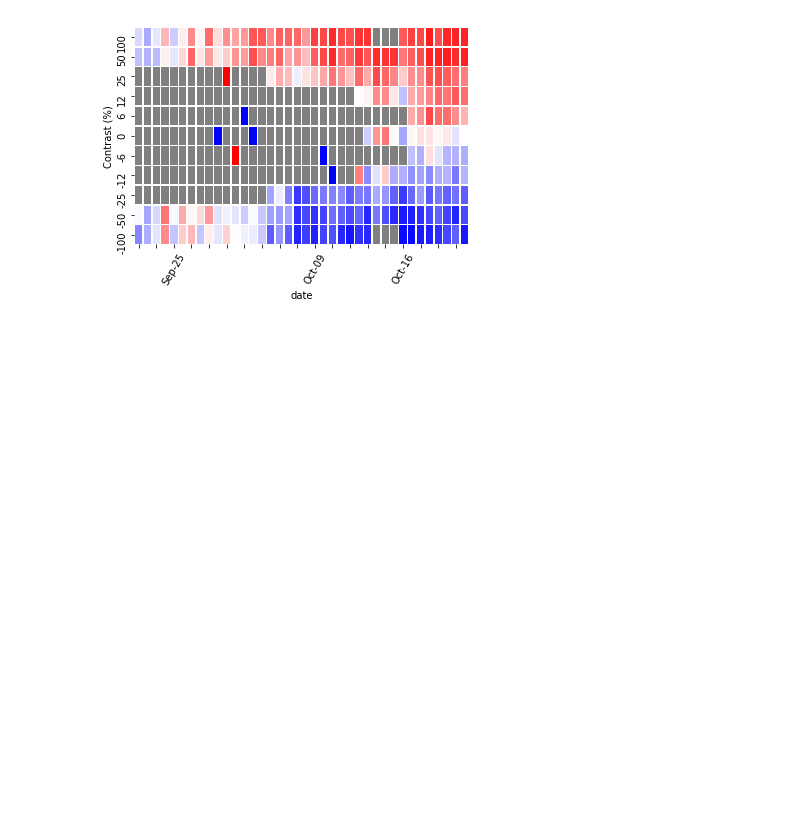
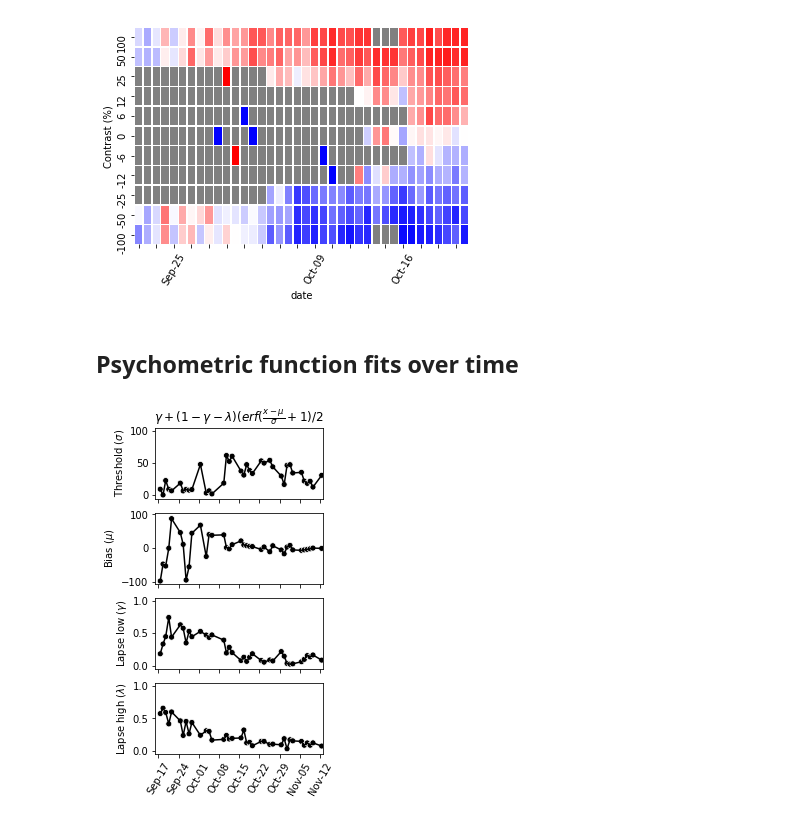
Before and after one commit to int-brain-lab/IBL-pipeline, a Jupyter notebook: notebooks/Behavioral overview snapshot.ipynb, the cells around one changed output. Cells and saved outputs as stored; diff of their text form; code cells hidden in the pictures; blank space fills up the shorter version.

Commit message:
Implement psychofit plots with dummy probabilityLeft attribute.

```diff
--- a/notebooks/Behavioral overview snapshot.ipynb
+++ b/notebooks/Behavioral overview snapshot.ipynb
@@ -86,6 +86,7 @@ def dj_get_behavior(mouse):
     behav['choice2'] = behav.choice.replace([-1, 0, 1], [0, np.nan, 1]) # code as 0, 100 for percentages
     behav['correct_easy'] = behav.correct
     behav.loc[np.abs(behav['signedContrast']) < 50, 'correct_easy'] = np.NaN
+    behav['probabilityLeft'] = 0.5
     return behav
 # %%
 behav = dj_get_behavior(ibl17)
@@ -123,3 +124,43 @@ for item in ax.get_xticklabels():
     item.set_rotation(60)
 # %% [output]
 [figure]
+# %% [markdown]
+## Psychometric function fits over time
+# %%
+def fit_psychfunc(df):
+
+    # reshape data
+    choicedat = df.groupby('signedContrast').agg({'trial_id':'max', 'choice2':'mean'}).reset_index()
+    # print(choicedat)
+
+    # if size(np.abs(df['signedContrast'])) > 6:
+    pars, L = psy.mle_fit_psycho(choicedat.values.transpose(), P_model='erf_psycho_2gammas', parstart=np.array([choicedat['signedContrast'].mean(), 20., 0.05, 0.05]), parmin=np.array([choicedat['signedContrast'].min(), 0., 0., 0.]), parmax=np.array([choicedat['signedContrast'].max(), 100., 1, 1]))
+
+    df2 = {'bias':pars[0],'threshold':pars[1], 'lapselow':pars[2], 'lapsehigh':pars[3]}
+    return pd.DataFrame(df2, index=[0])
+# %%
+fig, axes = plt.subplots(ncols=1, nrows=4, constrained_layout=False, figsize=(3, 6))
+pars = behav.groupby(['session_start_time', 'probabilityLeft']).apply(fit_psychfunc).reset_index()
+parsdict = {'threshold': r'Threshold $(\sigma)$', 'bias': r'Bias $(\mu)$',
+    'lapselow': r'Lapse low $(\gamma)$', 'lapsehigh': r'Lapse high $(\lambda)$'}
+ylims = [[-5, 105], [-105, 105], [-0.05, 1.05], [-0.05, 1.05]]
+
+# pick a good-looking diverging colormap with black in the middle
+cmap = sns.diverging_palette(220, 20, n=len(behav['probabilityLeft'].unique()), center="dark")
+if len(behav['probabilityLeft'].unique()) == 1:
+    cmap = "gist_gray"
+sns.set_palette(cmap)
+
+for pidx, (var, labelname) in enumerate(parsdict.items()):
+    ax = axes[pidx]
+    sns.lineplot(x="session_start_time", y=var, hue="probabilityLeft", palette=cmap, data=pars, legend=None, ax=ax)
+    sns.scatterplot(x="session_start_time", y=var, hue="probabilityLeft", palette=cmap, data=pars, legend=None, ax=ax)
+    ax.set(xlabel='', ylabel=labelname, ylim=ylims[pidx], xlim=[behav.date.min()-timedelta(days=1), behav.date.max()+timedelta(days=1)])
+
+    fix_date_axis(ax)
+    if pidx == 0:
+        ax.set(title=r'$\gamma + (1 -\gamma-\lambda)  (erf(\frac{x-\mu}{\sigma} + 1)/2$')
+    if pidx < 3:
+        ax.set(xticklabels=[])
+# %% [output]
+[figure, added]
```
